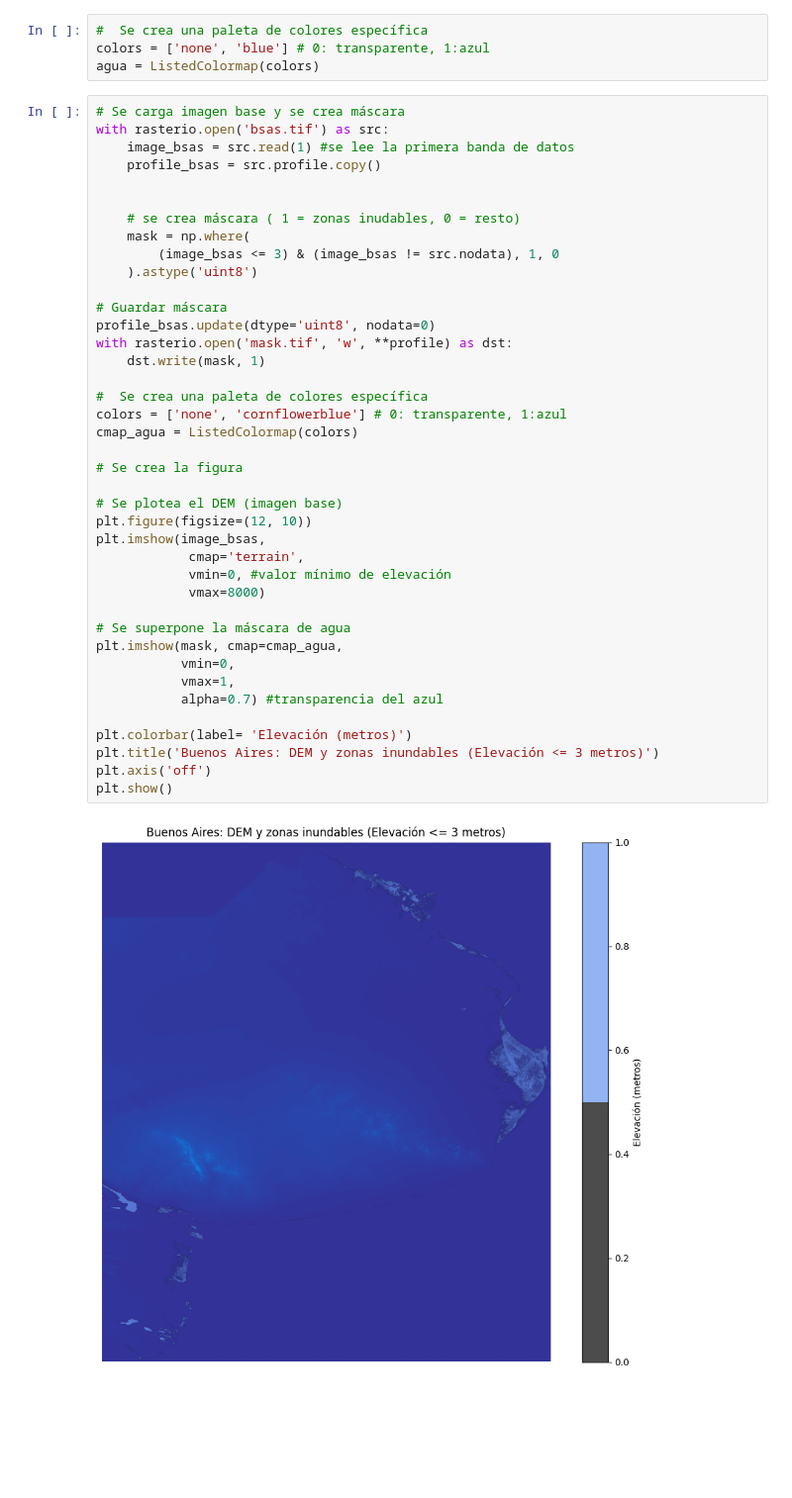
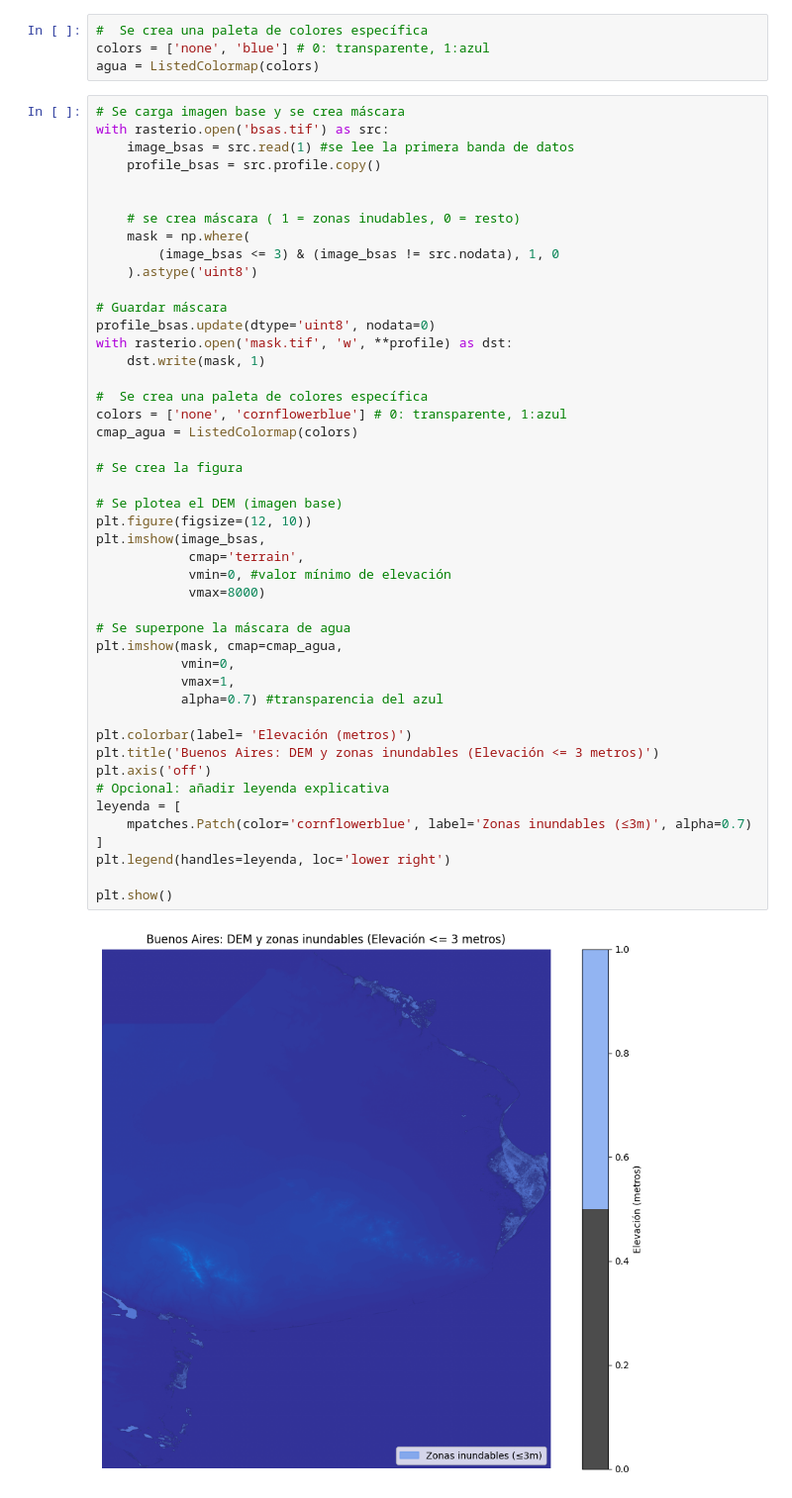
Before and after one commit to andreasoledadguerra/bs_as_flood, a Jupyter notebook: flood_notebook.ipynb, the cells around one changed output. Shown at 99% size. Saved outputs shown, nothing was run; the diff lists cells and outputs as text; blank space fills up the shorter version.

```diff
--- a/flood_notebook.ipynb
+++ b/flood_notebook.ipynb
@@ -96,31 +97,37 @@ with rasterio.open('bsas.tif') as src:
 
 # Guardar máscara
 profile_bsas.update(dtype='uint8', nodata=0)
 with rasterio.open('mask.tif', 'w', **profile) as dst:
     dst.write(mask, 1)
 
 #  Se crea una paleta de colores específica
 colors = ['none', 'cornflowerblue'] # 0: transparente, 1:azul
 cmap_agua = ListedColormap(colors)
 
 # Se crea la figura
 
 # Se plotea el DEM (imagen base)
 plt.figure(figsize=(12, 10))
 plt.imshow(image_bsas,
             cmap='terrain',
             vmin=0, #valor mínimo de elevación
             vmax=8000)
 
 # Se superpone la máscara de agua
 plt.imshow(mask, cmap=cmap_agua,
            vmin=0,
            vmax=1,
            alpha=0.7) #transparencia del azul
 
 plt.colorbar(label= 'Elevación (metros)')
 plt.title('Buenos Aires: DEM y zonas inundables (Elevación <= 3 metros)')
 plt.axis('off')
+# Opcional: añadir leyenda explicativa
+leyenda = [
+    mpatches.Patch(color='cornflowerblue', label='Zonas inundables (≤3m)', alpha=0.7)
+]
+plt.legend(handles=leyenda, loc='lower right')
+
 plt.show()
 # %% [output]
-[figure, old version]
+[figure, new version]
```
Also changed, not shown: parts of 1 cell of this notebook.
